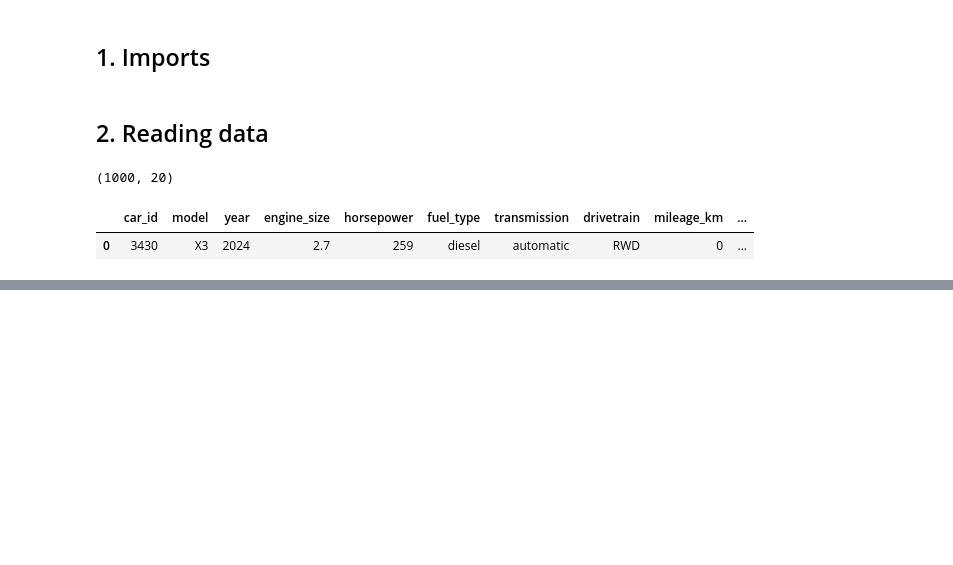
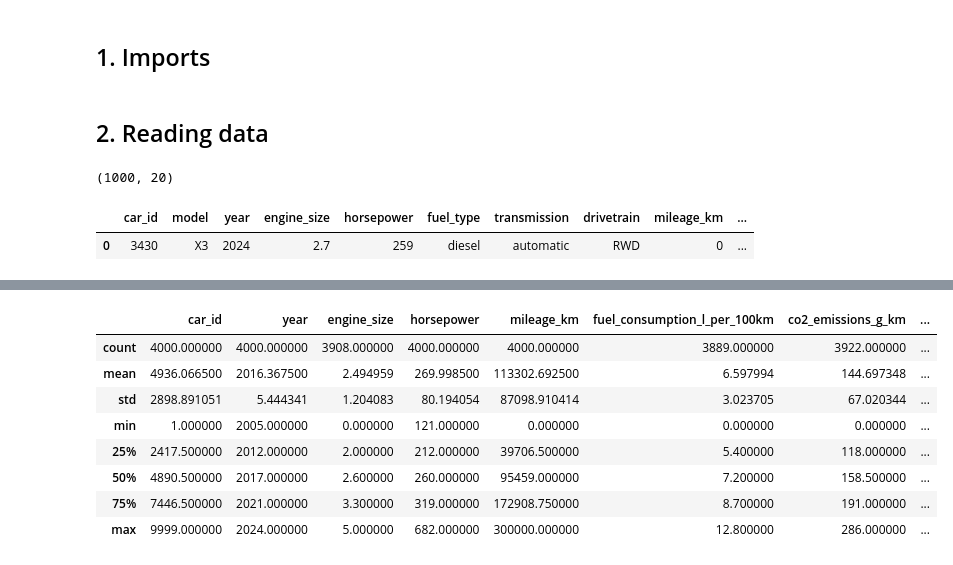
Before and after one commit to Indraadhikari/DAT200-Machine-Learning, a Jupyter notebook: CA5/CA5_Group_11.ipynb, the cells around one changed output, grey strips where cells are left out. Cells and saved outputs as stored; diff of their text form; code cells hidden in the pictures; blank space fills up the shorter version.

```diff
--- a/CA5/CA5_Group_11.ipynb
+++ b/CA5/CA5_Group_11.ipynb
@@ -36,0 +84,12 @@ test.head(1)
+# %%
+df.describe()
+# %% [output]
+|  | car_id | year | engine_size | horsepower | mileage_km | fuel_consumption_l_per_100km | co2_emissions_g_km | ... |
+| count | 4000.000000 | 4000.000000 | 3908.000000 | 4000.000000 | 4000.000000 | 3889.000000 | 3922.000000 | ... |
+| mean | 4936.066500 | 2016.367500 | 2.494959 | 269.998500 | 113302.692500 | 6.597994 | 144.697348 | ... |
+| std | 2898.891051 | 5.444341 | 1.204083 | 80.194054 | 87098.910414 | 3.023705 | 67.020344 | ... |
+| min | 1.000000 | 2005.000000 | 0.000000 | 121.000000 | 0.000000 | 0.000000 | 0.000000 | ... |
+| 25% | 2417.500000 | 2012.000000 | 2.000000 | 212.000000 | 39706.500000 | 5.400000 | 118.000000 | ... |
+| 50% | 4890.500000 | 2017.000000 | 2.600000 | 260.000000 | 95459.000000 | 7.200000 | 158.500000 | ... |
+| 75% | 7446.500000 | 2021.000000 | 3.300000 | 319.000000 | 172908.750000 | 8.700000 | 191.000000 | ... |
+| max | 9999.000000 | 2024.000000 | 5.000000 | 682.000000 | 300000.000000 | 12.800000 | 286.000000 | ... |
```
Also changed, not shown: parts of 5 cells of this notebook.
